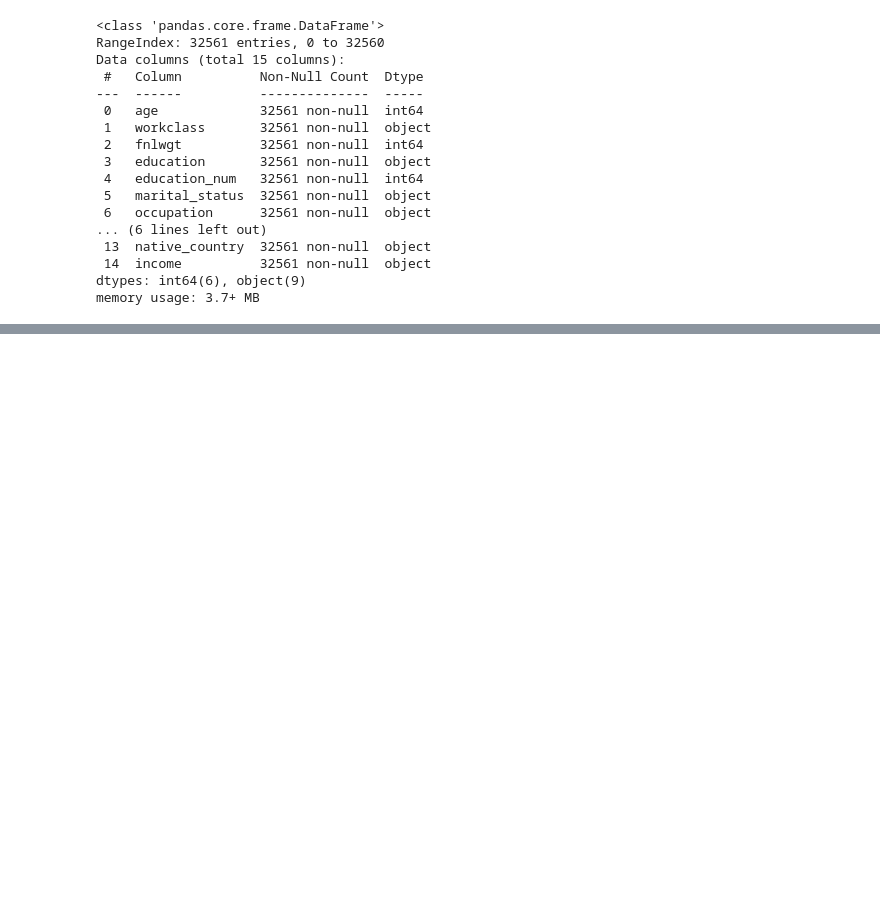
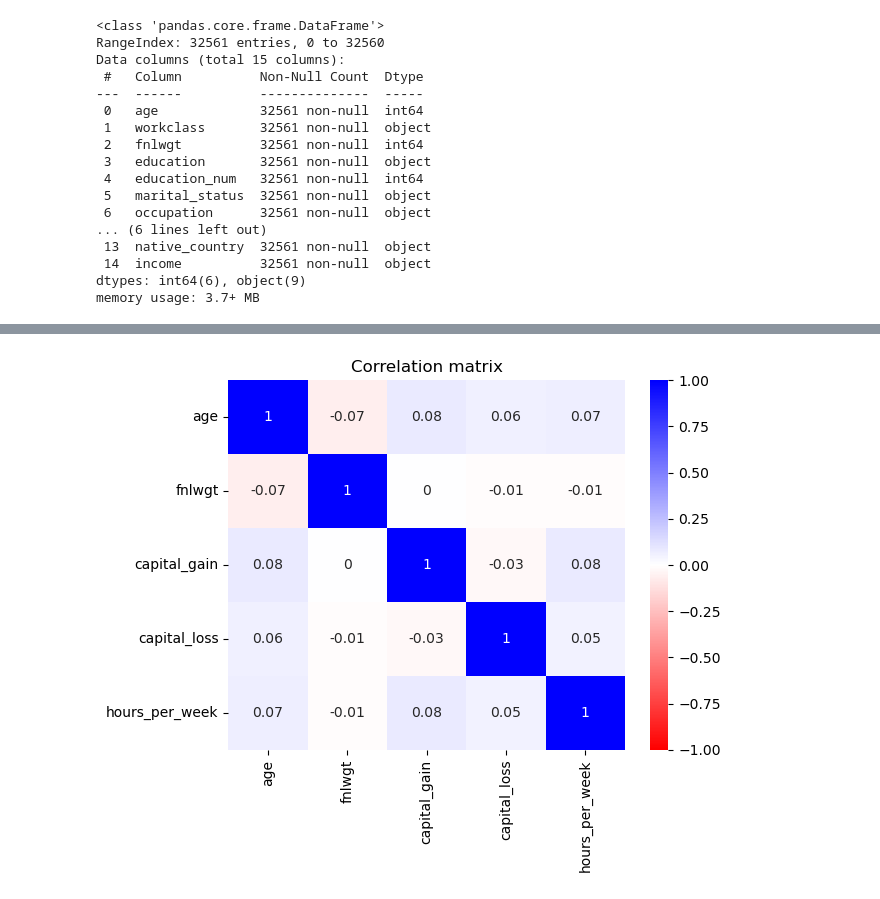
Before and after one commit to alexismenanieves/Model_Catalog, a Jupyter notebook: notebooks/DS03_Class_Adult_Income.ipynb, the cells around one changed output, grey strips where cells are left out. Saved outputs shown, nothing was run; the diff lists cells and outputs as text; code cells hidden in the pictures; blank space fills up the shorter version.

```diff
--- a/notebooks/DS03_Class_Adult_Income.ipynb
+++ b/notebooks/DS03_Class_Adult_Income.ipynb
@@ -126,0 +174,7 @@ df_train = pd.concat([X_train,y_train], axis=1)
+# %%
+# 2.6 Generate the correlation plot
+sns.heatmap(data=df_train.corr(numeric_only=True).round(2), annot=True, vmax=1, vmin=-1, cmap='bwr_r')
+plt.title('Correlation matrix')
+plt.show()
+# %% [output]
+[figure, added]
```
Also changed, not shown: parts of 17 cells of this notebook.
